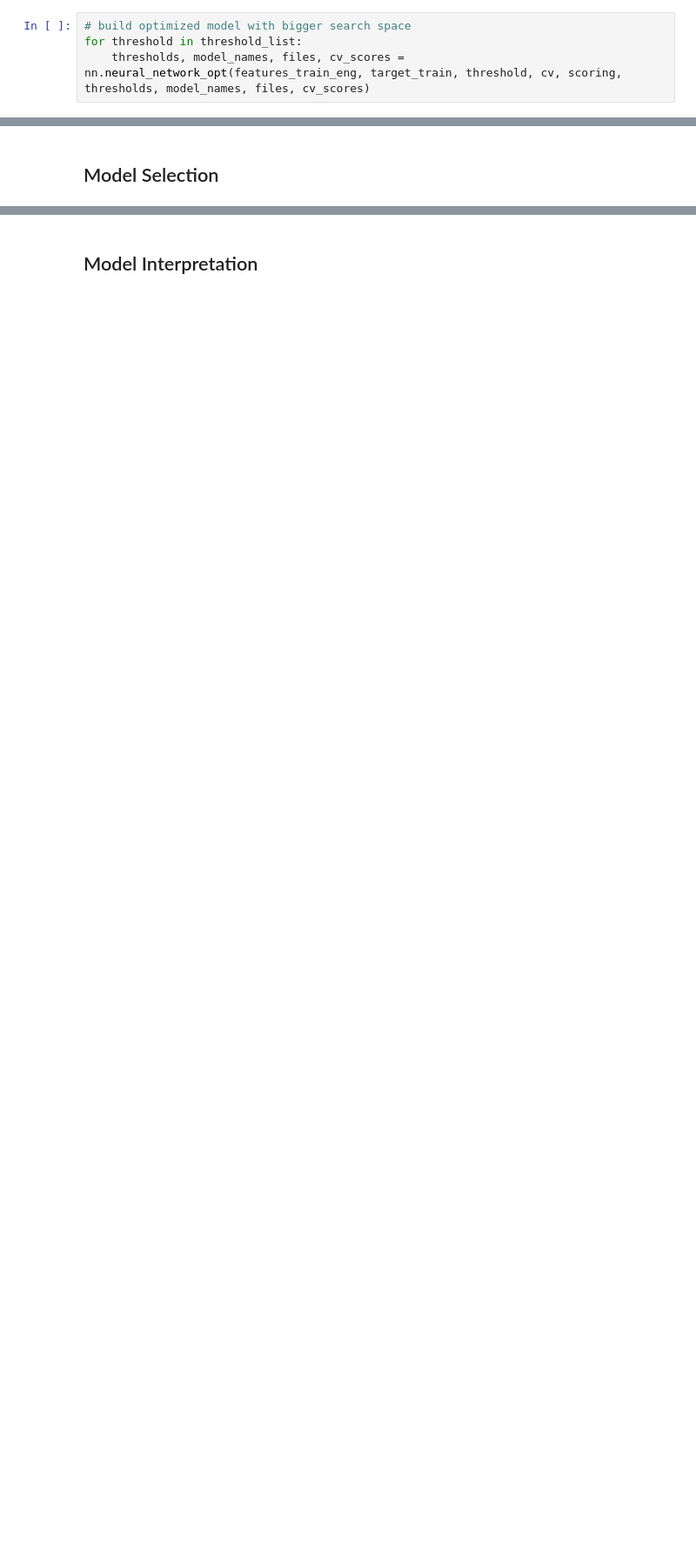
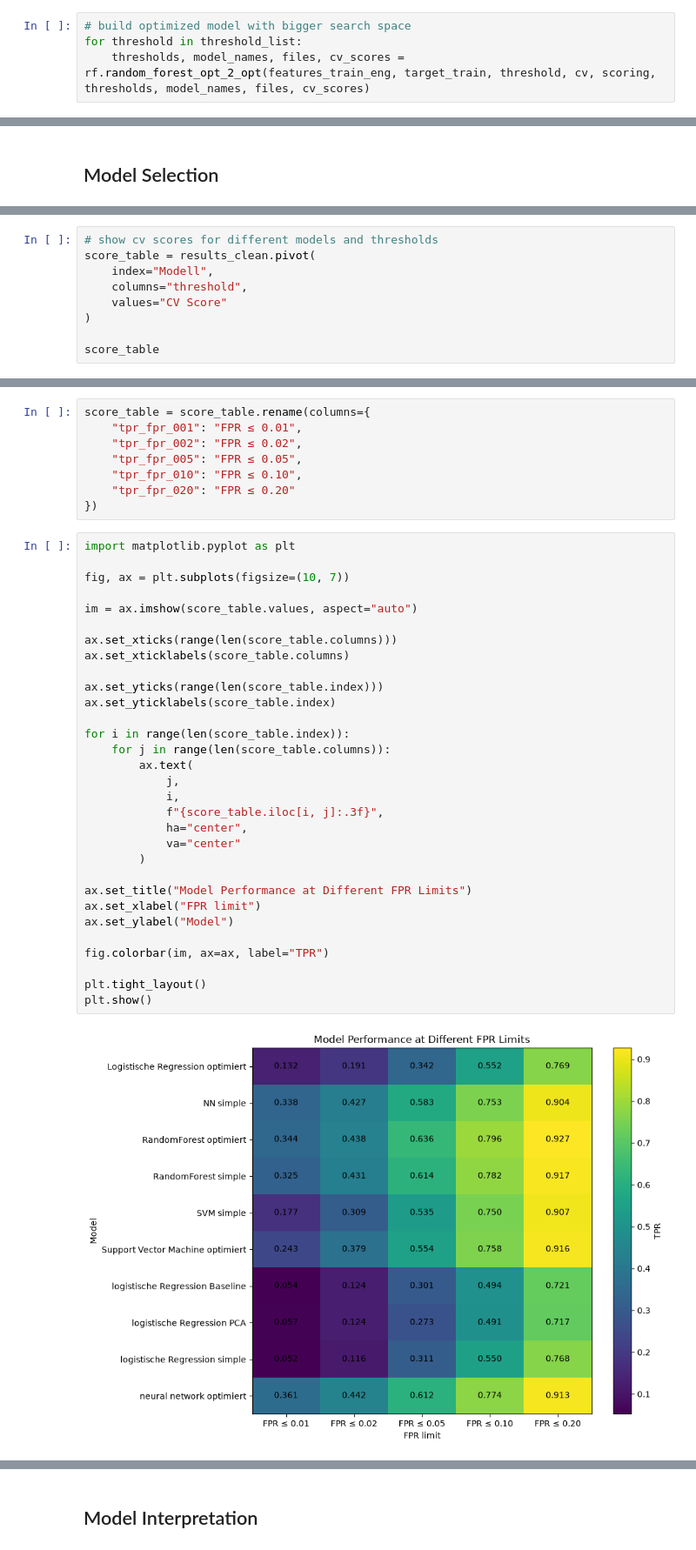
Before and after one commit to k-skupin/MAGIC-Gamma-Telescope, a Jupyter notebook: notebooks/Gamma_models_thresholds.ipynb, the cells around one changed output, grey strips where cells are left out. Shown at 87% size. Cells and saved outputs as stored; diff of their text form; blank space fills up the shorter version.

Commit message:
englische Kommentare und Markdown, Interpretation Learnkurven und Feature Importances, Readme-Datei erstellt

```diff
--- a/notebooks/Gamma_models_thresholds.ipynb
+++ b/notebooks/Gamma_models_thresholds.ipynb
@@ -819,7 +787,7 @@ Random Forest bisher bestes Model, deshalb erneute Optmimierung des RandomForest
 # %%
 # build optimized model with bigger search space
 for threshold in threshold_list:
-    thresholds, model_names, files, cv_scores = nn.neural_network_opt(features_train_eng, target_train, threshold, cv, scoring, thresholds, model_names, files, cv_scores)
+    thresholds, model_names, files, cv_scores = rf.random_forest_opt_2_opt(features_train_eng, target_train, threshold, cv, scoring, thresholds, model_names, files, cv_scores)
 # %% [output]
 [I 2026-09-30 14:42:58,057] A new study created in memory with name: no-name-614b2aaa-408d-4185-a933-28fd5fb28e7a
 [I 2026-09-30 14:43:00,817] Trial 0 finished with value: 0.3061916983267319 and parameters: {'architecture': '32', 'alpha': 1.7073967431528114e-06, 'learning_rate_init': 0.005399484409787433, 'activat ...
@@ -1073,0 +989,9 @@ Actual 1           61         1147
+# %%
+# show cv scores for different models and thresholds
+score_table = results_clean.pivot(
+    index="Modell",
+    columns="threshold",
+    values="CV Score"
+)
+
+score_table
@@ -1074 +1011,42 @@ Actual 1           61         1147
+# %%
+score_table = score_table.rename(columns={
+    "tpr_fpr_001": "FPR ≤ 0.01",
+    "tpr_fpr_002": "FPR ≤ 0.02",
+    "tpr_fpr_005": "FPR ≤ 0.05",
+    "tpr_fpr_010": "FPR ≤ 0.10",
+    "tpr_fpr_020": "FPR ≤ 0.20"
+})
+# %%
+import matplotlib.pyplot as plt
+
+fig, ax = plt.subplots(figsize=(10, 7))
+
+im = ax.imshow(score_table.values, aspect="auto")
+
+ax.set_xticks(range(len(score_table.columns)))
+ax.set_xticklabels(score_table.columns)
+
+ax.set_yticks(range(len(score_table.index)))
+ax.set_yticklabels(score_table.index)
+
+for i in range(len(score_table.index)):
+    for j in range(len(score_table.columns)):
+        ax.text(
+            j,
+            i,
+            f"{score_table.iloc[i, j]:.3f}",
+            ha="center",
+            va="center"
+        )
+
+ax.set_title("Model Performance at Different FPR Limits")
+ax.set_xlabel("FPR limit")
+ax.set_ylabel("Model")
+
+fig.colorbar(im, ax=ax, label="TPR")
+
+plt.tight_layout()
+plt.show()
+# %% [output]
+[figure, added]
 # %% [markdown]
```
Also changed, not shown: parts of 36 cells of this notebook, 9 other files.
